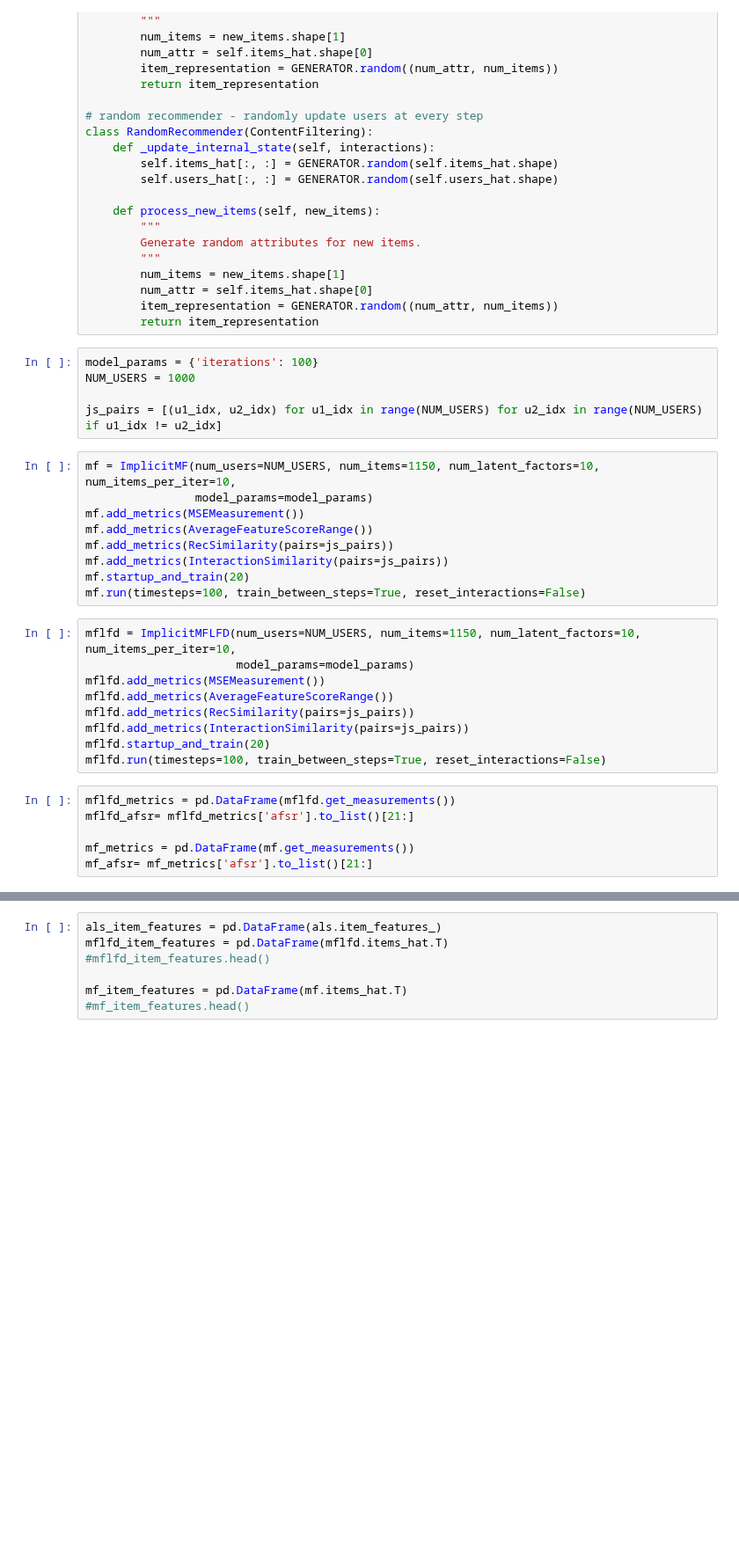
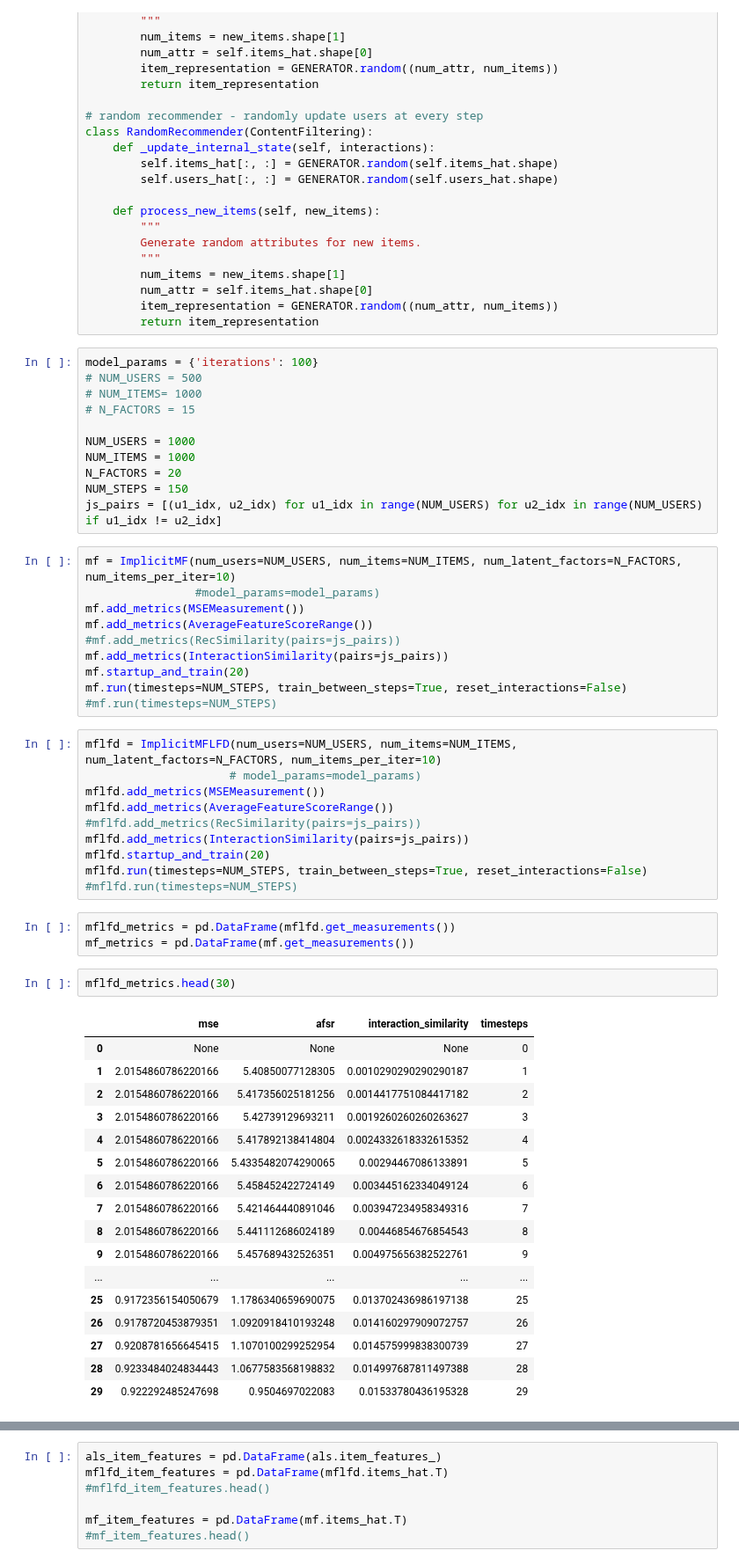
Before and after one commit to elucherini/t-recs, a Jupyter notebook: examples/MFLFDTesting.ipynb, the cells around one changed output, grey strips where cells are left out. Shown at 88% size. Saved outputs shown, nothing was run; the diff lists cells and outputs as text; blank space fills up the shorter version.

```diff
--- a/examples/MFLFDTesting.ipynb
+++ b/examples/MFLFDTesting.ipynb
@@ -51,30 +51,55 @@ class RandomRecommender(ContentFiltering):
         return item_representation
 # %%
 model_params = {'iterations': 100}
+# NUM_USERS = 500
+# NUM_ITEMS= 1000
+# N_FACTORS = 15
+
 NUM_USERS = 1000
-
+NUM_ITEMS = 1000
+N_FACTORS = 20
+NUM_STEPS = 150
 js_pairs = [(u1_idx, u2_idx) for u1_idx in range(NUM_USERS) for u2_idx in range(NUM_USERS) if u1_idx != u2_idx]
 # %%
-mf = ImplicitMF(num_users=NUM_USERS, num_items=1150, num_latent_factors=10, num_items_per_iter=10,
-                model_params=model_params)
+mf = ImplicitMF(num_users=NUM_USERS, num_items=NUM_ITEMS, num_latent_factors=N_FACTORS, num_items_per_iter=10)
+                #model_params=model_params)
 mf.add_metrics(MSEMeasurement())
 mf.add_metrics(AverageFeatureScoreRange())
-mf.add_metrics(RecSimilarity(pairs=js_pairs))
+#mf.add_metrics(RecSimilarity(pairs=js_pairs))
 mf.add_metrics(InteractionSimilarity(pairs=js_pairs))
 mf.startup_and_train(20)
-mf.run(timesteps=100, train_between_steps=True, reset_interactions=False)
+mf.run(timesteps=NUM_STEPS, train_between_steps=True, reset_interactions=False)
+#mf.run(timesteps=NUM_STEPS)
 # %%
-mflfd = ImplicitMFLFD(num_users=NUM_USERS, num_items=1150, num_latent_factors=10, num_items_per_iter=10,
-                      model_params=model_params)
+mflfd = ImplicitMFLFD(num_users=NUM_USERS, num_items=NUM_ITEMS, num_latent_factors=N_FACTORS, num_items_per_iter=10)
+                     # model_params=model_params)
 mflfd.add_metrics(MSEMeasurement())
 mflfd.add_metrics(AverageFeatureScoreRange())
-mflfd.add_metrics(RecSimilarity(pairs=js_pairs))
+#mflfd.add_metrics(RecSimilarity(pairs=js_pairs))
 mflfd.add_metrics(InteractionSimilarity(pairs=js_pairs))
 mflfd.startup_and_train(20)
-mflfd.run(timesteps=100, train_between_steps=True, reset_interactions=False)
+mflfd.run(timesteps=NUM_STEPS, train_between_steps=True, reset_interactions=False)
+#mflfd.run(timesteps=NUM_STEPS)
 # %%
 mflfd_metrics = pd.DataFrame(mflfd.get_measurements())
-mflfd_afsr= mflfd_metrics['afsr'].to_list()[21:]
-
 mf_metrics = pd.DataFrame(mf.get_measurements())
-mf_afsr= mf_metrics['afsr'].to_list()[21:]
+# %%
+mflfd_metrics.head(30)
+# %% [output]
+|  | mse | afsr | interaction_similarity | timesteps |
+| 0 | None | None | None | 0 |
+| 1 | 2.0154860786220166 | 5.40850077128305 | 0.0010290290290290187 | 1 |
+| 2 | 2.0154860786220166 | 5.417356025181256 | 0.0014417751084417182 | 2 |
+| 3 | 2.0154860786220166 | 5.42739129693211 | 0.0019260260260263627 | 3 |
+| 4 | 2.0154860786220166 | 5.417892138414804 | 0.0024332618332615352 | 4 |
+| 5 | 2.0154860786220166 | 5.4335482074290065 | 0.00294467086133891 | 5 |
+| 6 | 2.0154860786220166 | 5.458452422724149 | 0.003445162334049124 | 6 |
+| 7 | 2.0154860786220166 | 5.421464440891046 | 0.003947234958349316 | 7 |
+| 8 | 2.0154860786220166 | 5.441112686024189 | 0.00446854676854543 | 8 |
+| 9 | 2.0154860786220166 | 5.457689432526351 | 0.004975656382522761 | 9 |
+| ... | ... | ... | ... | ... |
+| 25 | 0.9172356154050679 | 1.1786340659690075 | 0.013702436986197138 | 25 |
+| 26 | 0.9178720453879351 | 1.0920918410193248 | 0.014160297909072757 | 26 |
+| 27 | 0.9208781656645415 | 1.1070100299252954 | 0.014575999838300739 | 27 |
+| 28 | 0.9233484024834443 | 1.0677583568198832 | 0.014997687811497388 | 28 |
+| 29 | 0.922292485247698 | 0.9504697022083 | 0.01533780436195328 | 29 |
```
Also changed, not shown: parts of 14 cells of this notebook, 1 other file.
